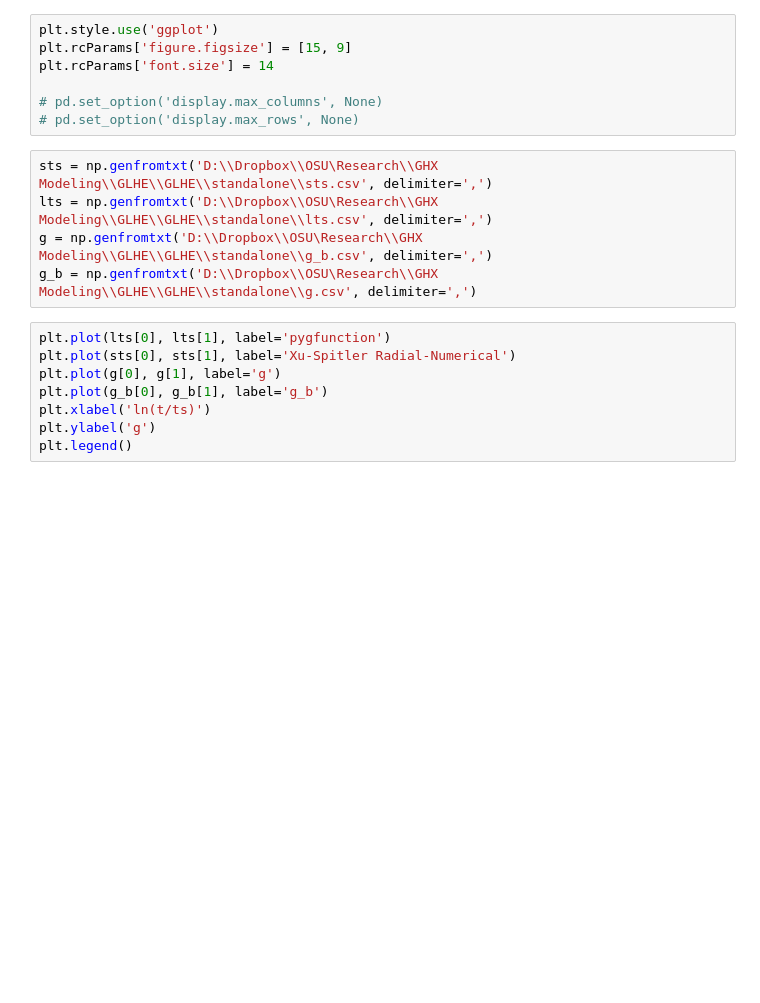
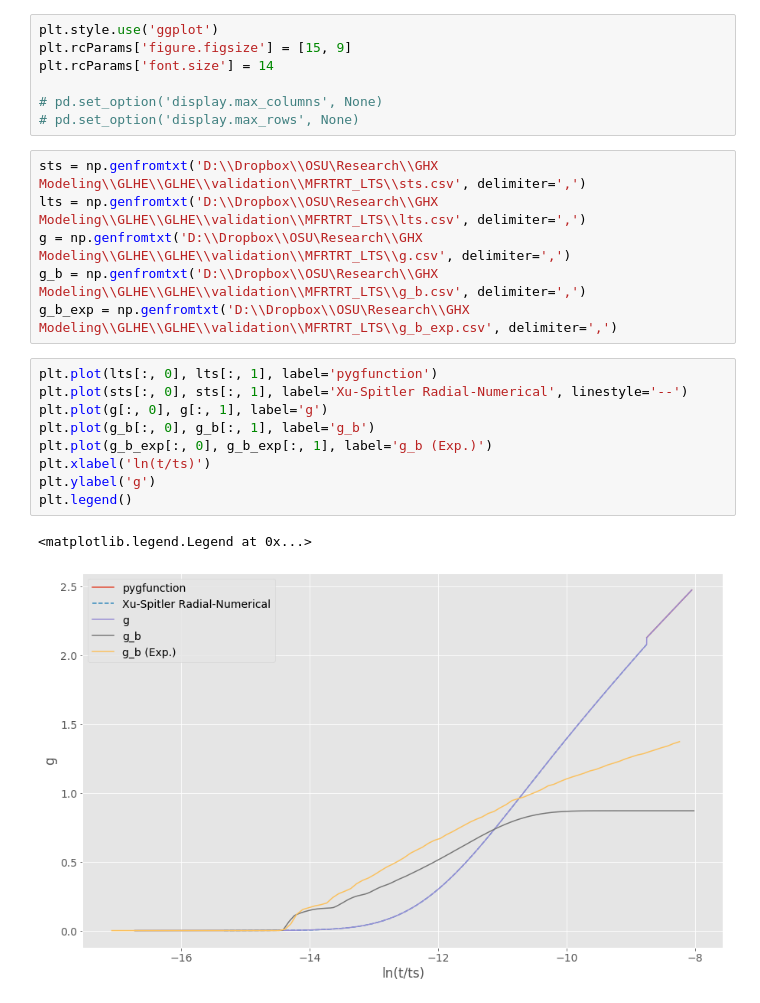
Before and after one commit to mitchute/GLHE, a Jupyter notebook: validation/MFRTRT_STS/MFRTRT_STS_g-function_plots.ipynb, the cells around one changed output. Drawn from its saved outputs; the diff is of its cells as text; blank space fills up the shorter version.

```diff
--- a/validation/MFRTRT_STS/MFRTRT_STS_g-function_plots.ipynb
+++ b/validation/MFRTRT_STS/MFRTRT_STS_g-function_plots.ipynb
@@ -21,15 +21,20 @@ plt.rcParams['font.size'] = 14
 # pd.set_option('display.max_columns', None)
 # pd.set_option('display.max_rows', None)
 # %%
-sts = np.genfromtxt('D:\\Dropbox\\OSU\Research\\GHX Modeling\\GLHE\\GLHE\\standalone\\sts.csv', delimiter=',')
-lts = np.genfromtxt('D:\\Dropbox\\OSU\Research\\GHX Modeling\\GLHE\\GLHE\\standalone\\lts.csv', delimiter=',')
-g = np.genfromtxt('D:\\Dropbox\\OSU\Research\\GHX Modeling\\GLHE\\GLHE\\standalone\\g_b.csv', delimiter=',')
-g_b = np.genfromtxt('D:\\Dropbox\\OSU\Research\\GHX Modeling\\GLHE\\GLHE\\standalone\\g.csv', delimiter=',')
+sts = np.genfromtxt('D:\\Dropbox\\OSU\Research\\GHX Modeling\\GLHE\\GLHE\\validation\\MFRTRT_LTS\\sts.csv', delimiter=',')
+lts = np.genfromtxt('D:\\Dropbox\\OSU\Research\\GHX Modeling\\GLHE\\GLHE\\validation\\MFRTRT_LTS\\lts.csv', delimiter=',')
+g = np.genfromtxt('D:\\Dropbox\\OSU\Research\\GHX Modeling\\GLHE\\GLHE\\validation\\MFRTRT_LTS\\g.csv', delimiter=',')
+g_b = np.genfromtxt('D:\\Dropbox\\OSU\Research\\GHX Modeling\\GLHE\\GLHE\\validation\\MFRTRT_LTS\\g_b.csv', delimiter=',')
+g_b_exp = np.genfromtxt('D:\\Dropbox\\OSU\Research\\GHX Modeling\\GLHE\\GLHE\\validation\\MFRTRT_LTS\\g_b_exp.csv', delimiter=',')
 # %%
-plt.plot(lts[0], lts[1], label='pygfunction')
-plt.plot(sts[0], sts[1], label='Xu-Spitler Radial-Numerical')
-plt.plot(g[0], g[1], label='g')
-plt.plot(g_b[0], g_b[1], label='g_b')
+plt.plot(lts[:, 0], lts[:, 1], label='pygfunction')
+plt.plot(sts[:, 0], sts[:, 1], label='Xu-Spitler Radial-Numerical', linestyle='--')
+plt.plot(g[:, 0], g[:, 1], label='g')
+plt.plot(g_b[:, 0], g_b[:, 1], label='g_b')
+plt.plot(g_b_exp[:, 0], g_b_exp[:, 1], label='g_b (Exp.)')
 plt.xlabel('ln(t/ts)')
 plt.ylabel('g')
 plt.legend()
+# %% [output]
+<matplotlib.legend.Legend at 0x...>
+[figure, added]
```
Also changed, not shown: 19 other files.
